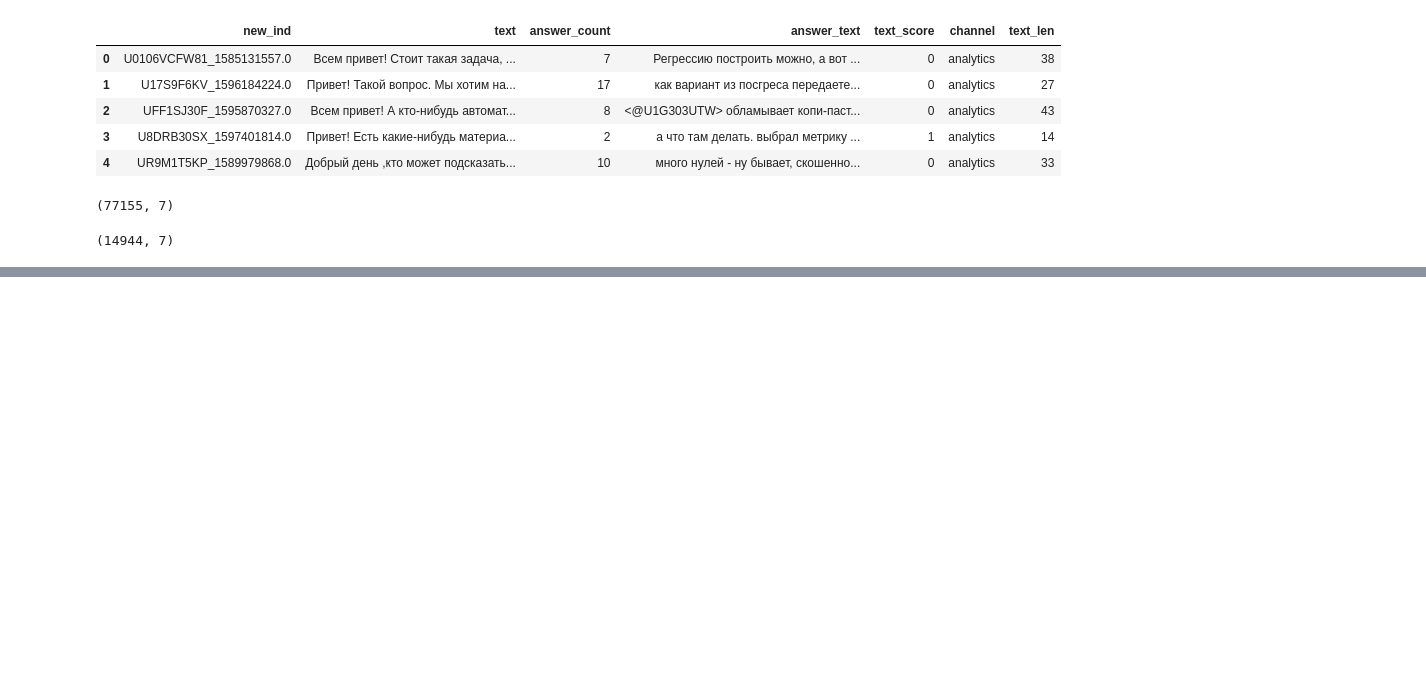
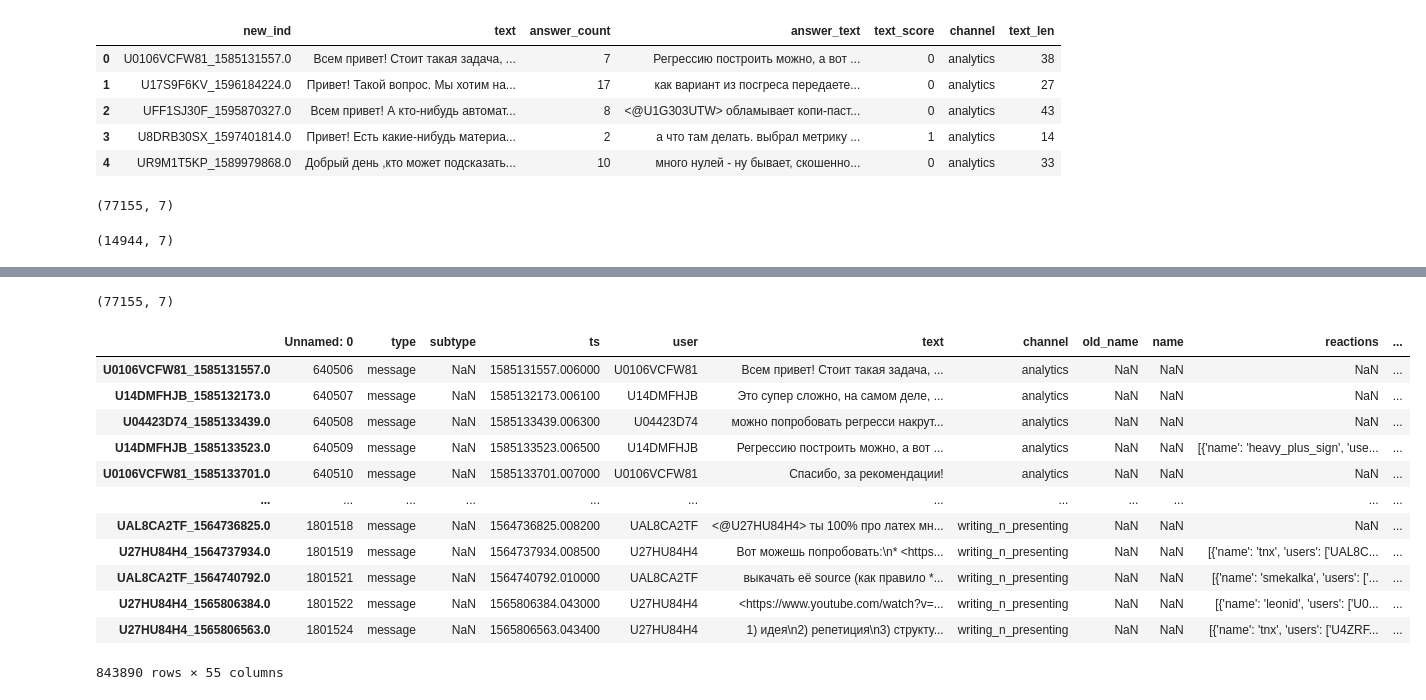
Before and after one commit to ods-pet-projects/ods_help_bot, a Jupyter notebook: notebooks/know_base.ipynb, the cells around one changed output, grey strips where cells are left out. Saved outputs shown, nothing was run; the diff lists cells and outputs as text; code cells hidden in the pictures; blank space fills up the shorter version.

```diff
--- a/notebooks/know_base.ipynb
+++ b/notebooks/know_base.ipynb
@@ -341,0 +378,20 @@ df['answer_text'] = df['answer_text'].fillna(" ")
+# %%
+df.shape
+# %% [output]
+(77155, 7)
+# %%
+data[]
+# %% [output]
+|  | Unnamed: 0 | type | subtype | ts | user | text | channel | old_name | name | reactions | ... |
+| U0106VCFW81_1585131557.0 | 640506 | message | NaN | 1585131557.006000 | U0106VCFW81 | Всем привет! Стоит такая задача, ... | analytiсs | NaN | NaN | NaN | ... |
+| U14DMFHJB_1585132173.0 | 640507 | message | NaN | 1585132173.006100 | U14DMFHJB | Это супер сложно, на самом деле, ... | analytiсs | NaN | NaN | NaN | ... |
+| U04423D74_1585133439.0 | 640508 | message | NaN | 1585133439.006300 | U04423D74 | можно попробовать регресси накрут... | analytiсs | NaN | NaN | NaN | ... |
+| U14DMFHJB_1585133523.0 | 640509 | message | NaN | 1585133523.006500 | U14DMFHJB | Регрессию построить можно, а вот ... | analytiсs | NaN | NaN | [{'name': 'heavy_plus_sign', 'use... | ... |
+| U0106VCFW81_1585133701.0 | 640510 | message | NaN | 1585133701.007000 | U0106VCFW81 | Спасибо, за рекомендации! | analytiсs | NaN | NaN | NaN | ... |
+| ... | ... | ... | ... | ... | ... | ... | ... | ... | ... | ... | ... |
+| UAL8CA2TF_1564736825.0 | 1801518 | message | NaN | 1564736825.008200 | UAL8CA2TF | <@U27HU84H4> ты 100% про латех мн... | writing_n_presenting | NaN | NaN | NaN | ... |
+| U27HU84H4_1564737934.0 | 1801519 | message | NaN | 1564737934.008500 | U27HU84H4 | Вот можешь попробовать:\n* <https... | writing_n_presenting | NaN | NaN | [{'name': 'tnx', 'users': ['UAL8C... | ... |
+| UAL8CA2TF_1564740792.0 | 1801521 | message | NaN | 1564740792.010000 | UAL8CA2TF | выкачать её source (как правило *... | writing_n_presenting | NaN | NaN | [{'name': 'smekalka', 'users': ['... | ... |
+| U27HU84H4_1565806384.0 | 1801522 | message | NaN | 1565806384.043000 | U27HU84H4 | <https://www.youtube.com/watch?v=... | writing_n_presenting | NaN | NaN | [{'name': 'leonid', 'users': ['U0... | ... |
+| U27HU84H4_1565806563.0 | 1801524 | message | NaN | 1565806563.043400 | U27HU84H4 | 1) идея\n2) репетиция\n3) структу... | writing_n_presenting | NaN | NaN | [{'name': 'tnx', 'users': ['U4ZRF... | ... |
+843890 rows × 55 columns
```
Also changed, not shown: parts of 21 cells of this notebook.
